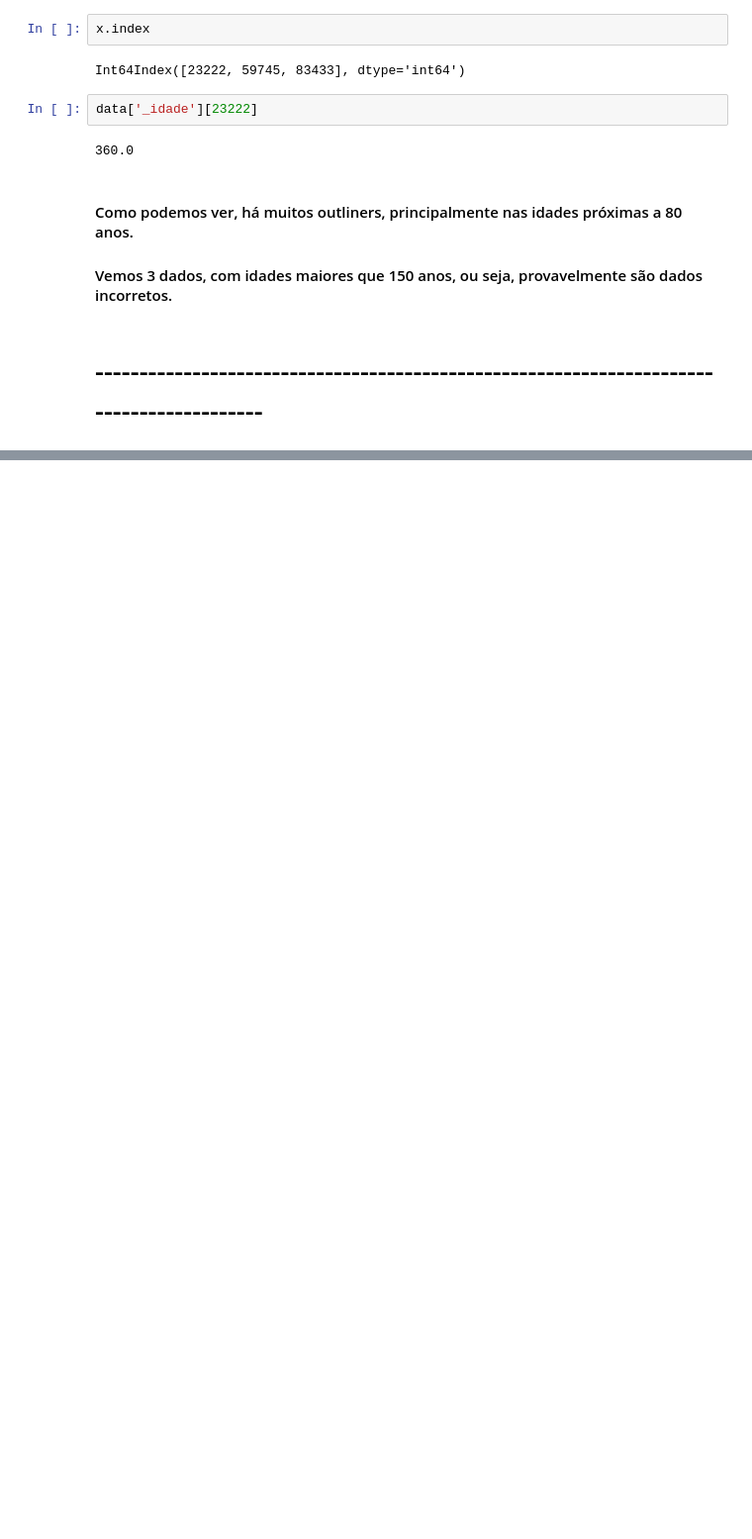
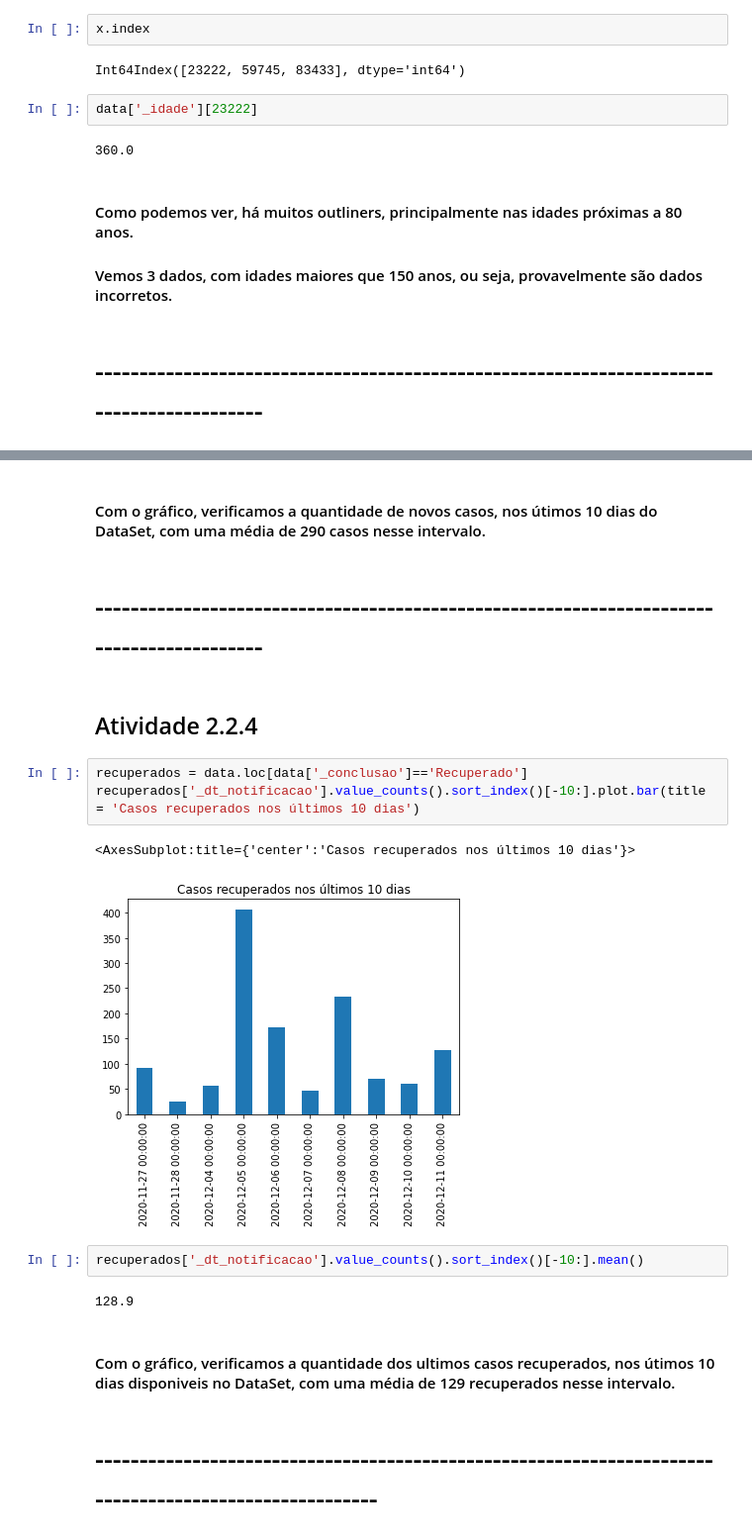
Before and after one commit to delrickOliveira/rna_2021.1_aa1.2, a Jupyter notebook: Atividade 2.3 - RNA 2021.ipynb, the cells around one changed output, grey strips where cells are left out. Shown at 99% size. Saved outputs shown, nothing was run; the diff lists cells and outputs as text; blank space fills up the shorter version.

Commit message:
Add files via upload
Atividade 2.2.4 ok - dar commit no 2.2.6.

```diff
--- a/Atividade 2.3 - RNA 2021.ipynb
+++ b/Atividade 2.3 - RNA 2021.ipynb
@@ -304,0 +344,20 @@ data['_idade'][23222]
+# %% [markdown]
+#### Com o gráfico, verificamos a quantidade de novos casos, nos útimos 10 dias do DataSet, com uma média de 290 casos nesse intervalo.
+# %% [markdown]
+# -----------------------------------------------------------------------------------------
+# %% [markdown]
+## Atividade 2.2.4
+# %%
+recuperados = data.loc[data['_conclusao']=='Recuperado']
+recuperados['_dt_notificacao'].value_counts().sort_index()[-10:].plot.bar(title = 'Casos recuperados nos últimos 10 dias')
+# %% [output]
+<AxesSubplot:title={'center':'Casos recuperados nos últimos 10 dias'}>
+[figure, added]
+# %%
+recuperados['_dt_notificacao'].value_counts().sort_index()[-10:].mean()
+# %% [output]
+128.9
+# %% [markdown]
+#### Com o gráfico, verificamos a quantidade dos ultimos casos recuperados, nos útimos 10 dias disponiveis no DataSet, com uma média de 129 recuperados nesse intervalo.
+# %% [markdown]
+# ------------------------------------------------------------------------------------------------------
```
Also changed, not shown: parts of 8 cells of this notebook.
